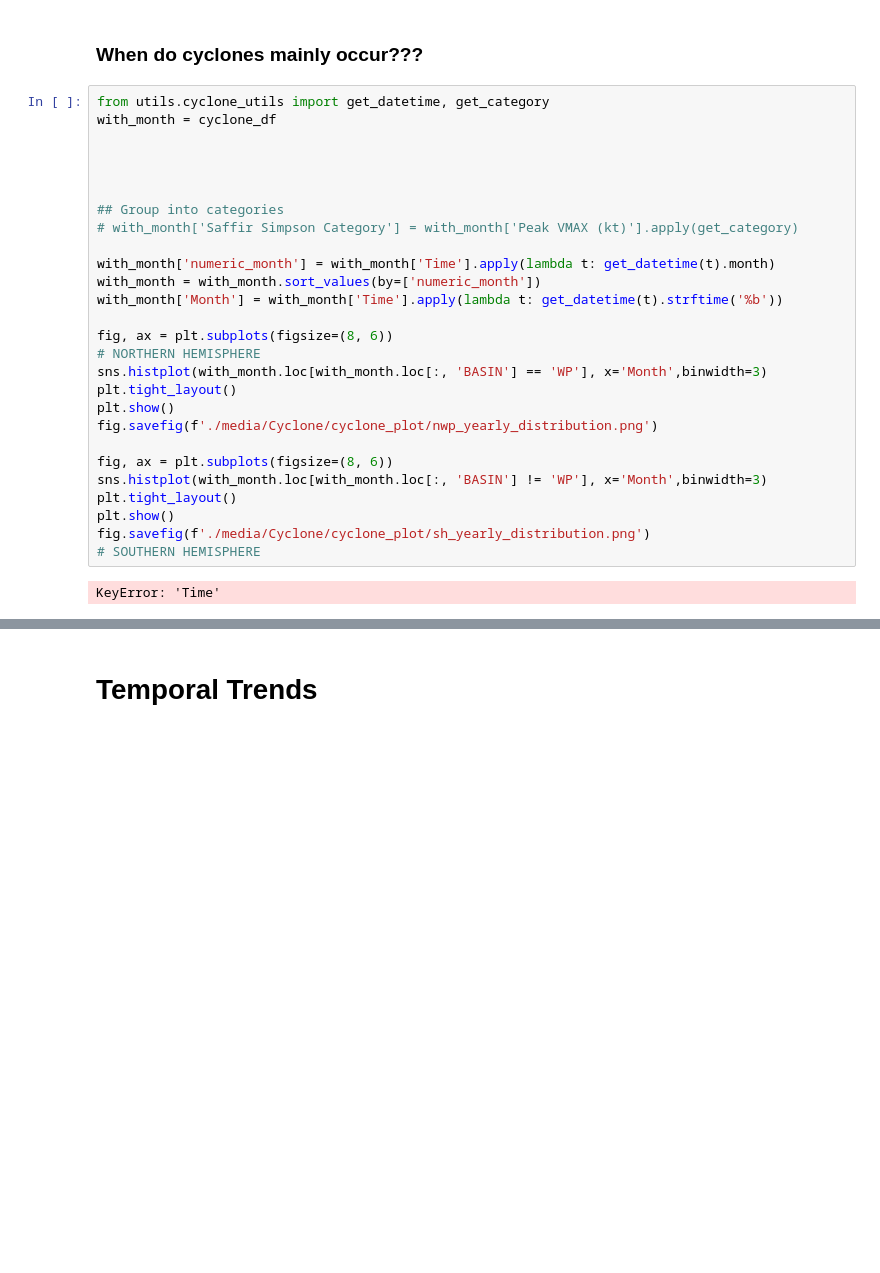
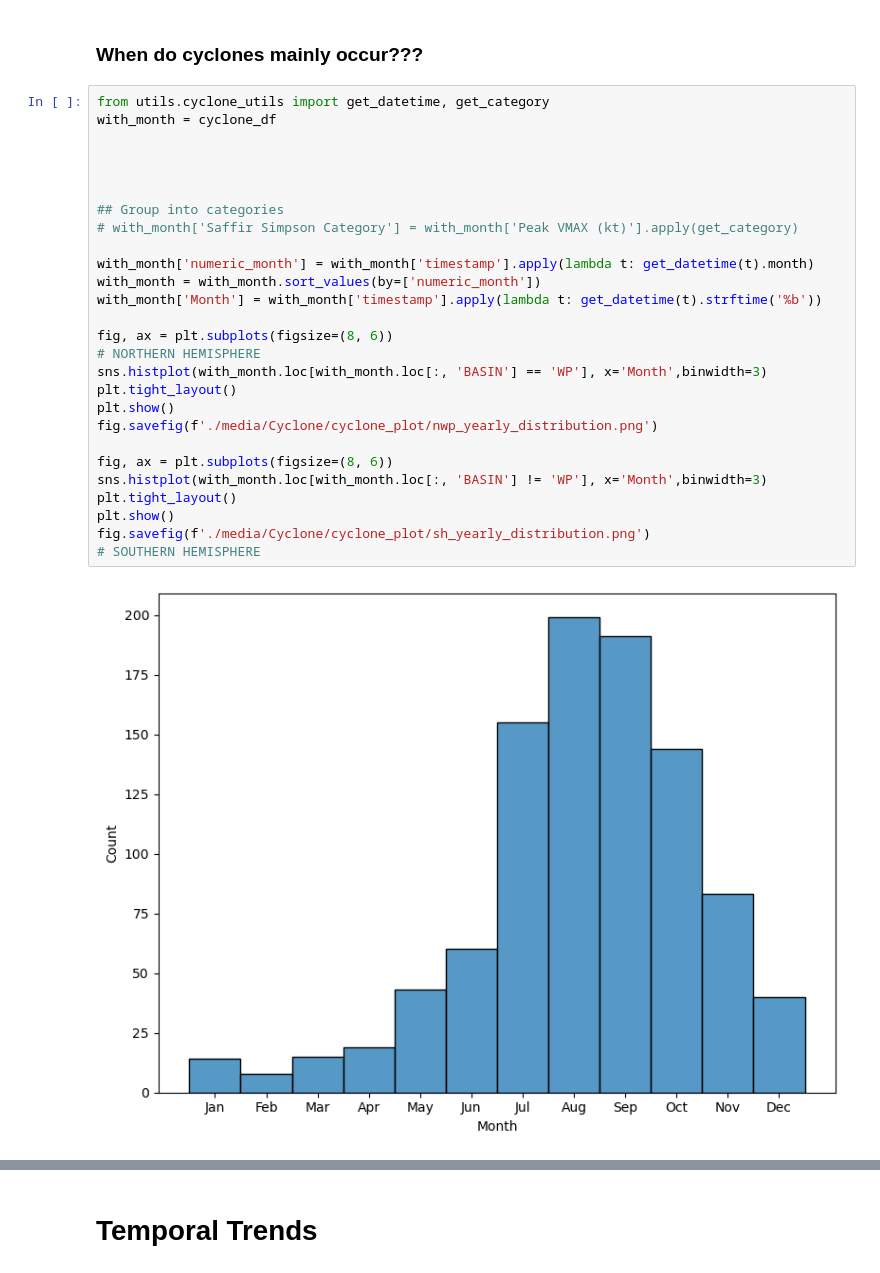
Before and after one commit to sydney-machine-learning/cyclonecategory_GCMs, a Jupyter notebook: Climate Project/albert/notebooks/cyclones.ipynb, the cells around one changed output, grey strips where cells are left out. Drawn from its saved outputs; the diff is of its cells as text; blank space fills up the shorter version.

```diff
--- a/Climate Project/albert/notebooks/cyclones.ipynb
+++ b/Climate Project/albert/notebooks/cyclones.ipynb
@@ -127,29 +127,29 @@ fig.savefig('./media/Cyclone/cyclone_map/all_cyclones.png')
 # %%
 from utils.cyclone_utils import get_datetime, get_category
 with_month = cyclone_df
 
 
 
 
 ## Group into categories
 # with_month['Saffir Simpson Category'] = with_month['Peak VMAX (kt)'].apply(get_category)
 
-with_month['numeric_month'] = with_month['Time'].apply(lambda t: get_datetime(t).month)
+with_month['numeric_month'] = with_month['timestamp'].apply(lambda t: get_datetime(t).month)
 with_month = with_month.sort_values(by=['numeric_month'])
-with_month['Month'] = with_month['Time'].apply(lambda t: get_datetime(t).strftime('%b'))
+with_month['Month'] = with_month['timestamp'].apply(lambda t: get_datetime(t).strftime('%b'))
 
 fig, ax = plt.subplots(figsize=(8, 6))
 # NORTHERN HEMISPHERE
 sns.histplot(with_month.loc[with_month.loc[:, 'BASIN'] == 'WP'], x='Month',binwidth=3)
 plt.tight_layout()
 plt.show()
 fig.savefig(f'./media/Cyclone/cyclone_plot/nwp_yearly_distribution.png')
 
 fig, ax = plt.subplots(figsize=(8, 6))
 sns.histplot(with_month.loc[with_month.loc[:, 'BASIN'] != 'WP'], x='Month',binwidth=3)
 plt.tight_layout()
 plt.show()
 fig.savefig(f'./media/Cyclone/cyclone_plot/sh_yearly_distribution.png')
 # SOUTHERN HEMISPHERE
 # %% [output]
-KeyError: 'Time'
+[figure, added]
```
Also changed, not shown: parts of 3 cells of this notebook, 2 other files.
